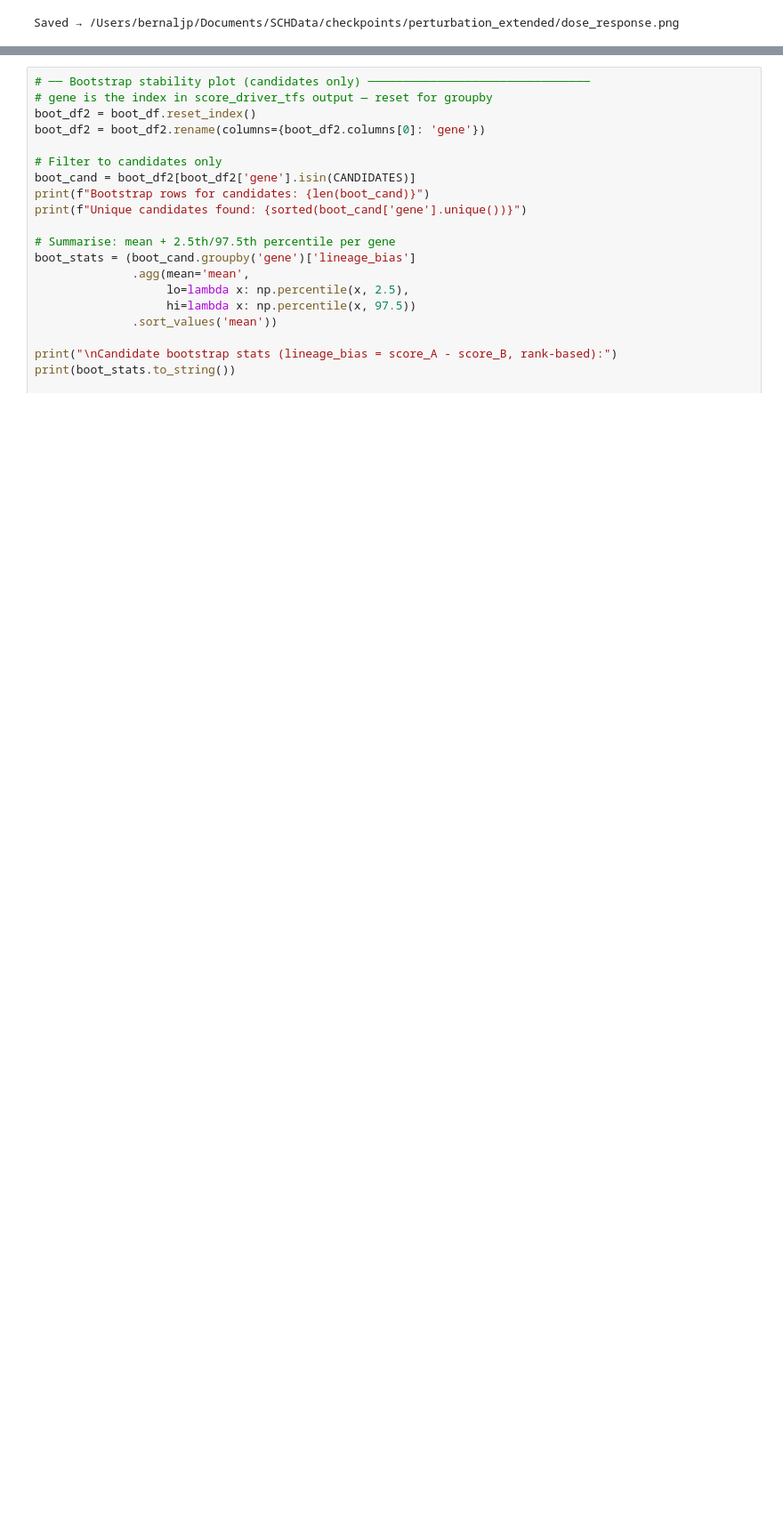
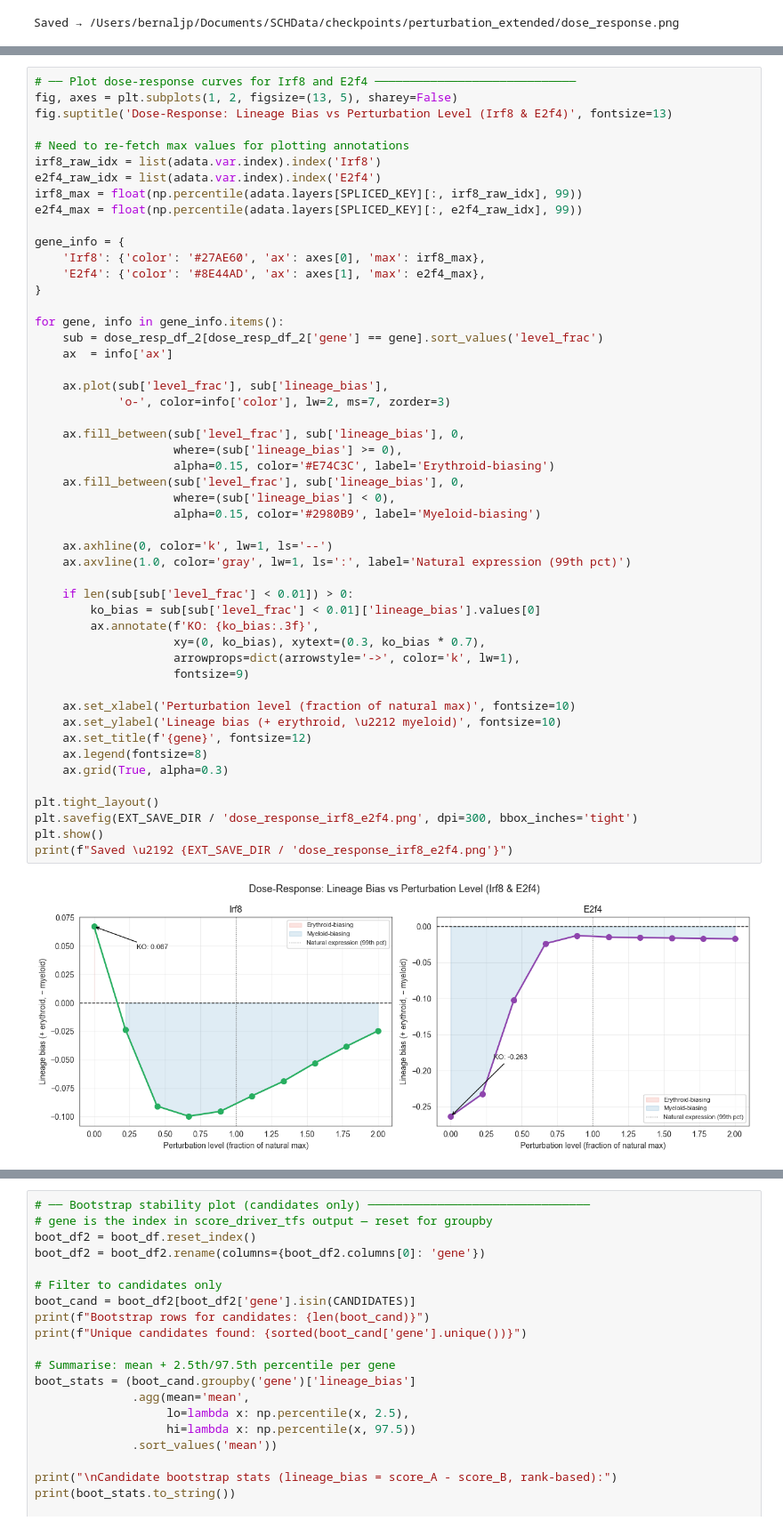
Before and after one commit to Bernaljp/scHopfield, a Jupyter notebook: notebooks/core/07_perturbation_extended_analyses.ipynb, the cells around one changed output, grey strips where cells are left out. Shown at 89% size. Cells and saved outputs as stored; diff of their text form; blank space fills up the shorter version.

```diff
--- a/notebooks/core/07_perturbation_extended_analyses.ipynb
+++ b/notebooks/core/07_perturbation_extended_analyses.ipynb
@@ -613,0 +680,52 @@ Saved → /Users/bernaljp/Documents/SCHData/checkpoints/perturbation_extended/do
+# %%
+# ── Plot dose-response curves for Irf8 and E2f4 ─────────────────────────────
+fig, axes = plt.subplots(1, 2, figsize=(13, 5), sharey=False)
+fig.suptitle('Dose-Response: Lineage Bias vs Perturbation Level (Irf8 & E2f4)', fontsize=13)
+
+# Need to re-fetch max values for plotting annotations
+irf8_raw_idx = list(adata.var.index).index('Irf8')
+e2f4_raw_idx = list(adata.var.index).index('E2f4')
+irf8_max = float(np.percentile(adata.layers[SPLICED_KEY][:, irf8_raw_idx], 99))
+e2f4_max = float(np.percentile(adata.layers[SPLICED_KEY][:, e2f4_raw_idx], 99))
+
+gene_info = {
+    'Irf8': {'color': '#27AE60', 'ax': axes[0], 'max': irf8_max},
+    'E2f4': {'color': '#8E44AD', 'ax': axes[1], 'max': e2f4_max},
+}
+
+for gene, info in gene_info.items():
+    sub = dose_resp_df_2[dose_resp_df_2['gene'] == gene].sort_values('level_frac')
+    ax  = info['ax']
+
+    ax.plot(sub['level_frac'], sub['lineage_bias'],
+            'o-', color=info['color'], lw=2, ms=7, zorder=3)
+
+    ax.fill_between(sub['level_frac'], sub['lineage_bias'], 0,
+                    where=(sub['lineage_bias'] >= 0),
+                    alpha=0.15, color='#E74C3C', label='Erythroid-biasing')
+    ax.fill_between(sub['level_frac'], sub['lineage_bias'], 0,
+                    where=(sub['lineage_bias'] < 0),
+                    alpha=0.15, color='#2980B9', label='Myeloid-biasing')
+
+    ax.axhline(0, color='k', lw=1, ls='--')
+    ax.axvline(1.0, color='gray', lw=1, ls=':', label='Natural expression (99th pct)')
+
+    if len(sub[sub['level_frac'] < 0.01]) > 0:
+        ko_bias = sub[sub['level_frac'] < 0.01]['lineage_bias'].values[0]
+        ax.annotate(f'KO: {ko_bias:.3f}',
+                    xy=(0, ko_bias), xytext=(0.3, ko_bias * 0.7),
+                    arrowprops=dict(arrowstyle='->', color='k', lw=1),
+                    fontsize=9)
+
+    ax.set_xlabel('Perturbation level (fraction of natural max)', fontsize=10)
+    ax.set_ylabel('Lineage bias (+ erythroid, \u2212 myeloid)', fontsize=10)
+    ax.set_title(f'{gene}', fontsize=12)
+    ax.legend(fontsize=8)
+    ax.grid(True, alpha=0.3)
+
+plt.tight_layout()
+plt.savefig(EXT_SAVE_DIR / 'dose_response_irf8_e2f4.png', dpi=300, bbox_inches='tight')
+plt.show()
+print(f"Saved \u2192 {EXT_SAVE_DIR / 'dose_response_irf8_e2f4.png'}")
+# %% [output]
+[figure, added]
```
Also changed, not shown: parts of 16 cells of this notebook, 14 other files.
